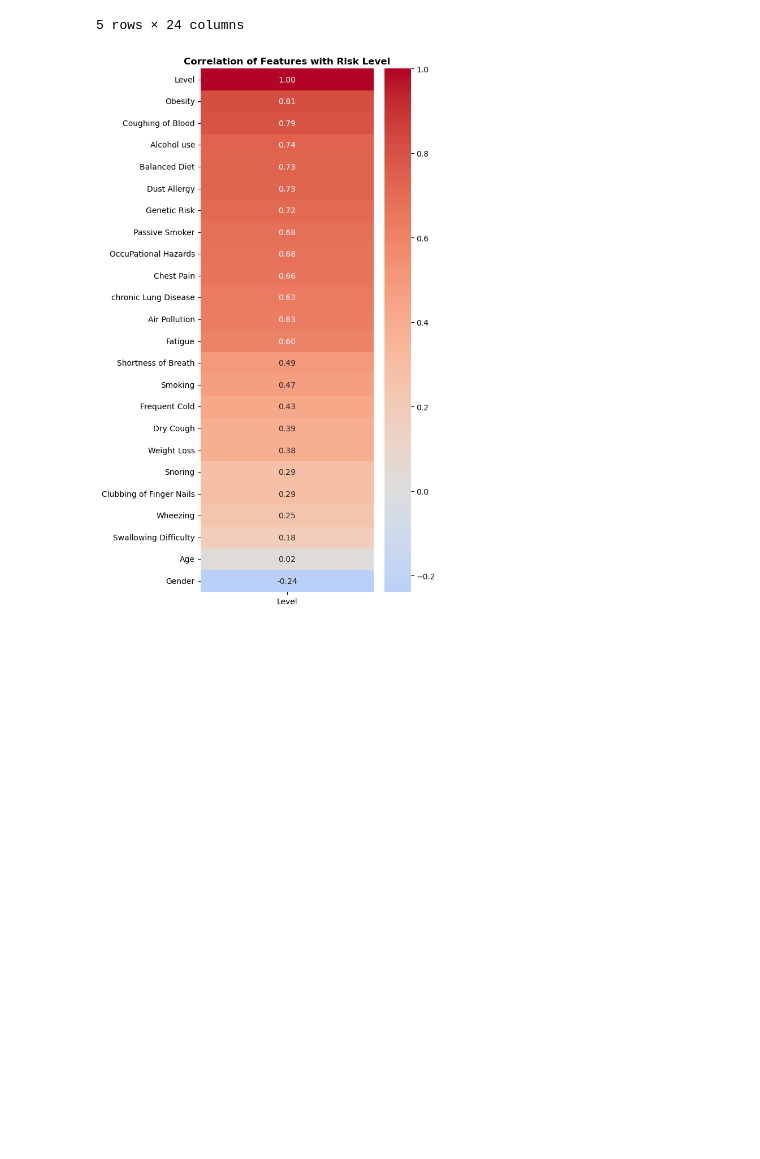
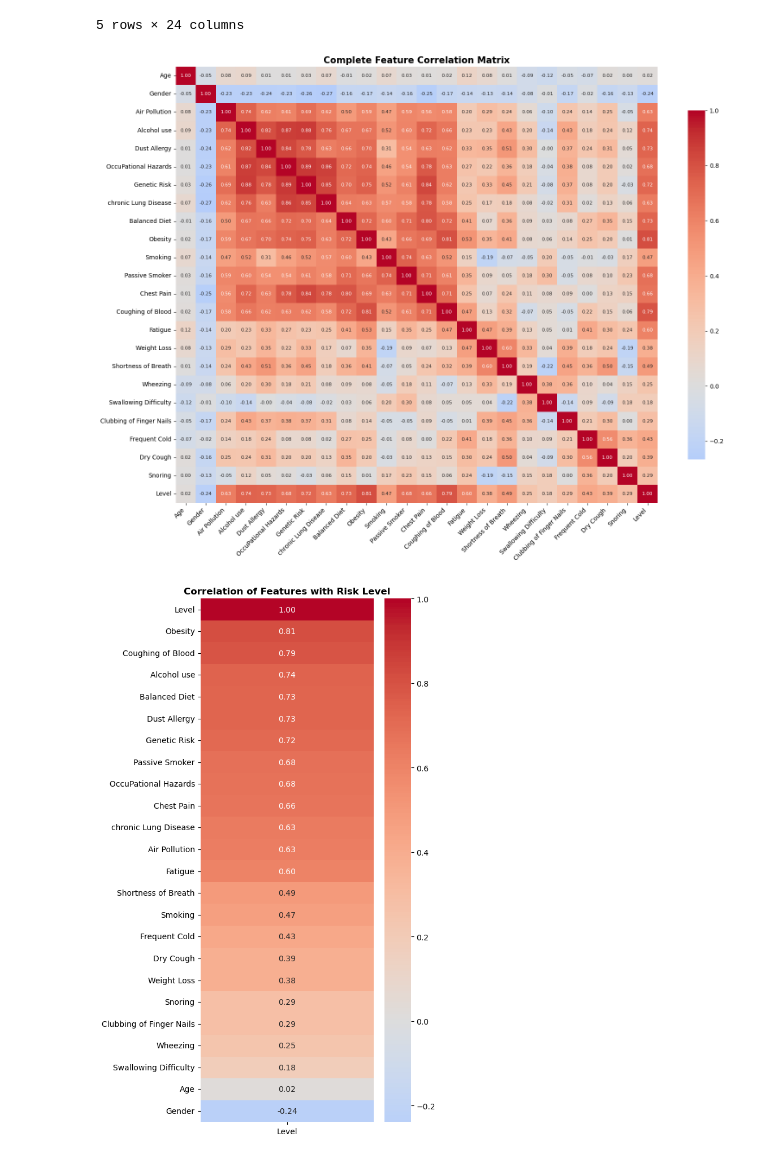
Before and after one commit to fundaozer/lung_cancer_prediction, a Jupyter notebook: notebook/lung_cancer_dataset.ipynb, the cells around one changed output. Drawn from its saved outputs; the diff is of its cells as text; code cells hidden in the pictures; blank space fills up the shorter version.

```diff
--- a/notebook/lung_cancer_dataset.ipynb
+++ b/notebook/lung_cancer_dataset.ipynb
@@ -221,6 +221,18 @@ Unique dataset shape: (152, 24)
 | 3 | 37 | 1 | 7 | 7 | 7 | 7 | 6 | ... |
 | 4 | 46 | 1 | 6 | 8 | 7 | 7 | 7 | ... |
 5 rows × 24 columns
+# %%
+# Full correlation matrix among all features
+plt.figure(figsize=(16, 12))
+sns.heatmap(df.corr(), annot=True, cmap='coolwarm', center=0, fmt=".2f",
+            annot_kws={"size": 8}, cbar_kws={'shrink': 0.8})
+plt.title('Complete Feature Correlation Matrix', fontsize=15, fontweight='bold')
+plt.xticks(rotation=45, ha='right')
+plt.yticks(rotation=0)
+plt.tight_layout()
+plt.show()
+# %% [output]
+[figure, added]
 # %%
 # Correlation of features with cancer risk level
 plt.figure(figsize=(6, 10))
```
